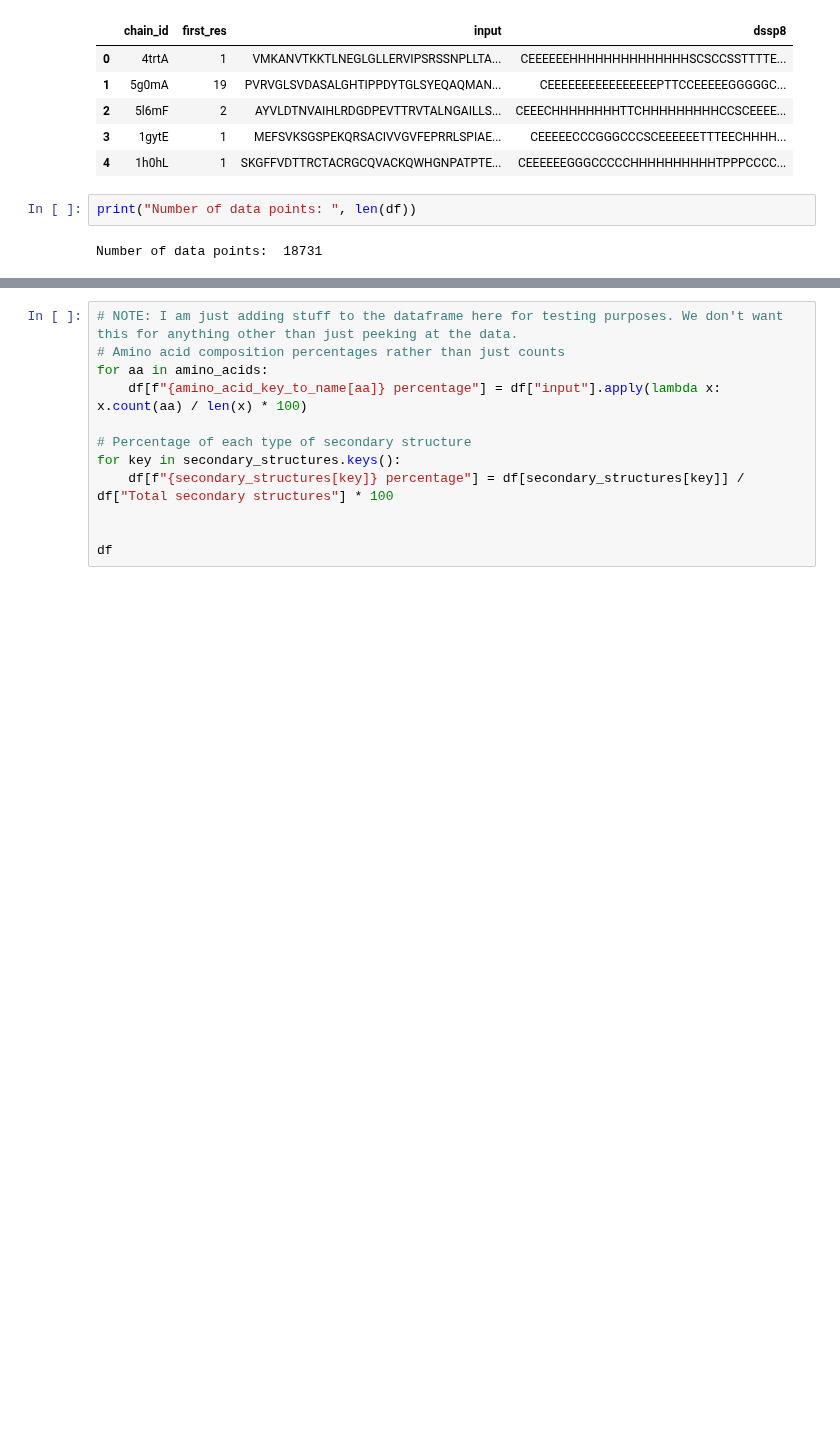
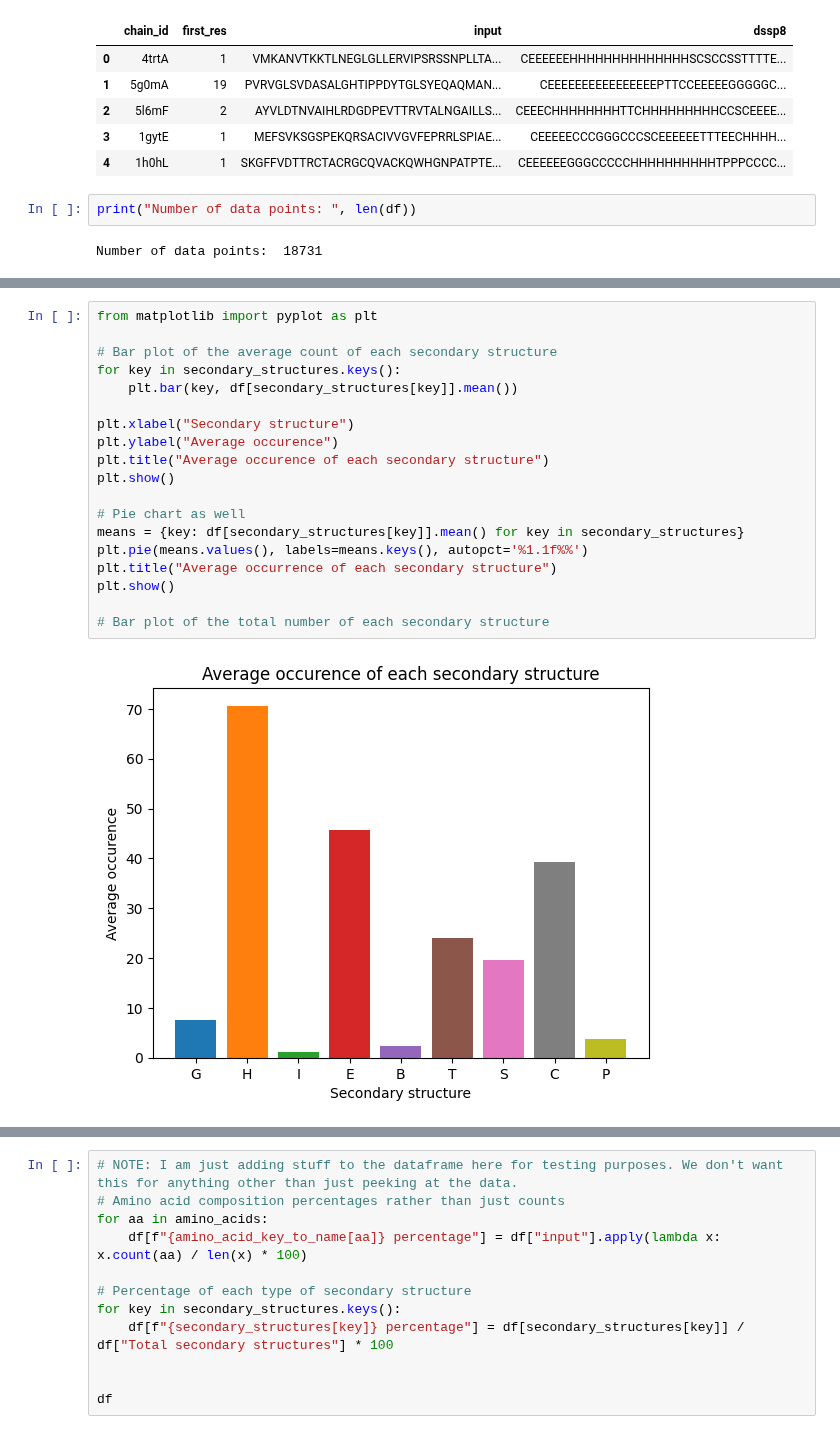
Before and after one commit to TrymNOHG/2prot-struct, a Jupyter notebook: data_exploration.ipynb, the cells around one changed output, grey strips where cells are left out. Saved outputs shown, nothing was run; the diff lists cells and outputs as text; blank space fills up the shorter version.

```diff
--- a/data_exploration.ipynb
+++ b/data_exploration.ipynb
@@ -110,0 +112,21 @@ Correlation between amino acid Cysteine count and π-helix count: 0.179153267473
+# %%
+from matplotlib import pyplot as plt
+
+# Bar plot of the average count of each secondary structure
+for key in secondary_structures.keys():
+    plt.bar(key, df[secondary_structures[key]].mean())
+
+plt.xlabel("Secondary structure")
+plt.ylabel("Average occurence")
+plt.title("Average occurence of each secondary structure")
+plt.show()
+
+# Pie chart as well
+means = {key: df[secondary_structures[key]].mean() for key in secondary_structures}
+plt.pie(means.values(), labels=means.keys(), autopct='%1.1f%%')
+plt.title("Average occurrence of each secondary structure")
+plt.show()
+
+# Bar plot of the total number of each secondary structure
+# %% [output]
+[figure, added]
```
Also changed, not shown: parts of 5 cells of this notebook, 4 other files.
